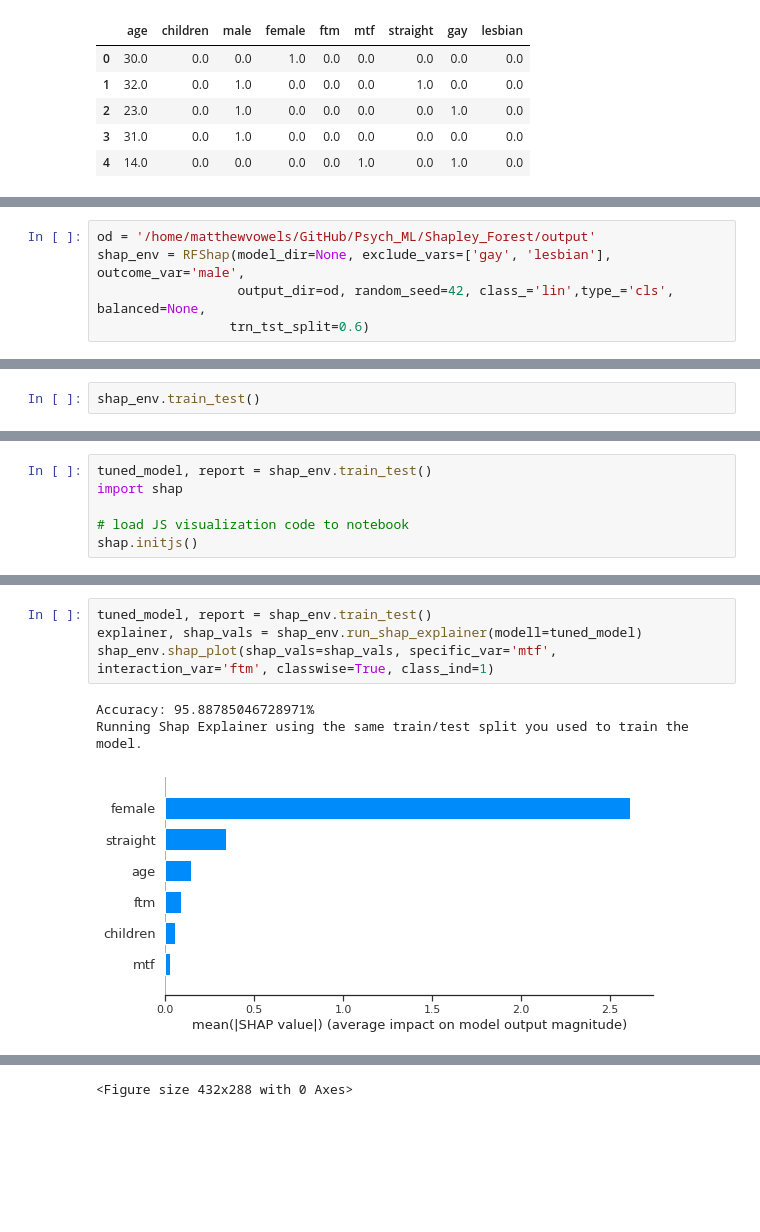
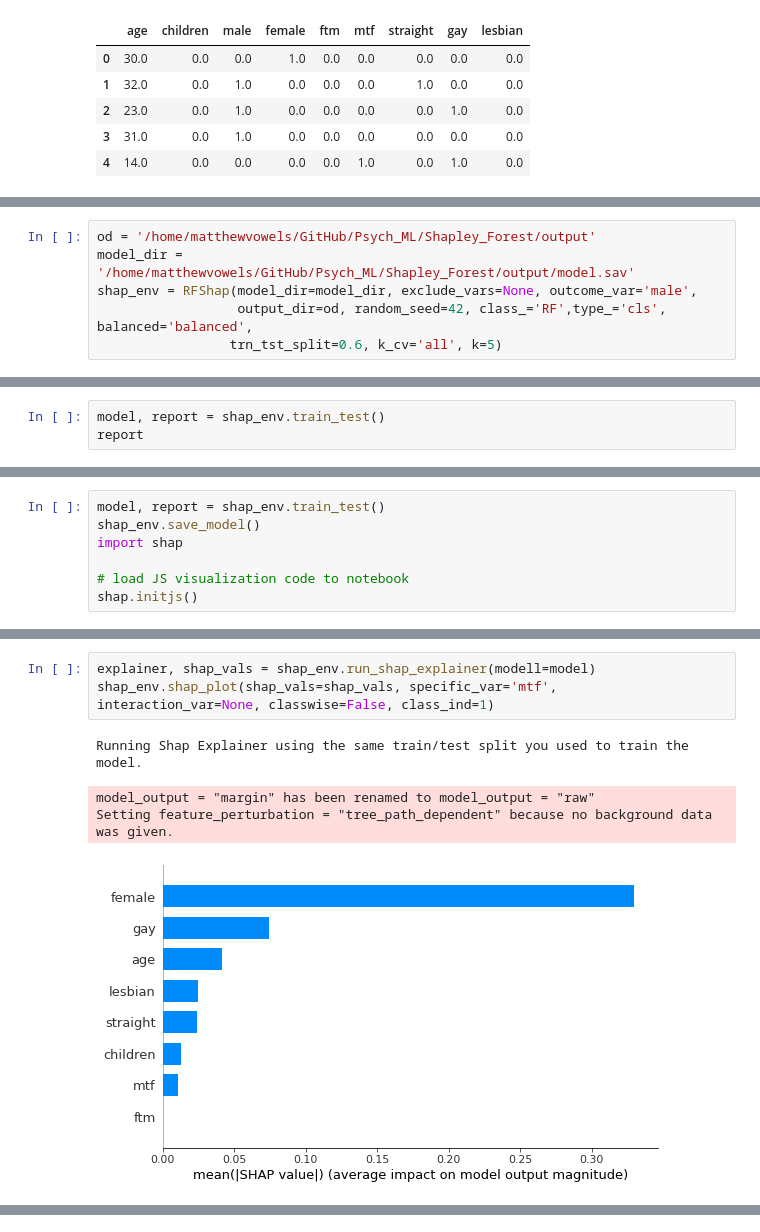
Before and after one commit to matthewvowels1/Shapley_Forest, a Jupyter notebook: shapley.ipynb, the cells around one changed output, grey strips where cells are left out. Saved outputs shown, nothing was run; the diff lists cells and outputs as text; blank space fills up the shorter version.

Commit message:
Loo-cv / k-fold / regular training

```diff
--- a/shapley.ipynb
+++ b/shapley.ipynb
@@ -61,7 +36,8 @@ dataset.describe()
 # %%
 od = '/home/matthewvowels/GitHub/Psych_ML/Shapley_Forest/output'
-shap_env = RFShap(model_dir=None, exclude_vars=['gay', 'lesbian'], outcome_var='male',
-                  output_dir=od, random_seed=42, class_='lin',type_='cls', balanced=None,
-                 trn_tst_split=0.6)
+model_dir = '/home/matthewvowels/GitHub/Psych_ML/Shapley_Forest/output/model.sav'
+shap_env = RFShap(model_dir=model_dir, exclude_vars=None, outcome_var='male',
+                  output_dir=od, random_seed=42, class_='RF',type_='cls', balanced='balanced',
+                 trn_tst_split=0.6, k_cv='all', k=5)
 # %%
 dataset, X, y, xtr, xts, ytr, ytst  = shap_env.munch(dataset=dataset)
@@ -108,2 +76,0 @@ tunable_params_rf = ['n_estimators']
-# %%
-shap_env.train_test()
@@ -118,0 +77,3 @@ Accuracy: 95.88785046728971%
+# %%
+model, report = shap_env.train_test()
+report
@@ -136,5 +111,6 @@ Created:  LogisticRegression(max_iter=75, tol=0.001)
 # %%
-tuned_model, report = shap_env.train_test()
+model, report = shap_env.train_test()
+shap_env.save_model()
 import shap
 
 # load JS visualization code to notebook
@@ -144,9 +120,9 @@ Accuracy: 95.88785046728971%
 [interactive output not drawn]
 # %%
-tuned_model, report = shap_env.train_test()
-explainer, shap_vals = shap_env.run_shap_explainer(modell=tuned_model)
-shap_env.shap_plot(shap_vals=shap_vals, specific_var='mtf', interaction_var='ftm', classwise=True, class_ind=1)
+explainer, shap_vals = shap_env.run_shap_explainer(modell=model)
+shap_env.shap_plot(shap_vals=shap_vals, specific_var='mtf', interaction_var=None, classwise=False, class_ind=1)
 # %% [output]
-Accuracy: 95.88785046728971%
 Running Shap Explainer using the same train/test split you used to train the model.
+model_output = "margin" has been renamed to model_output = "raw"
+Setting feature_perturbation = "tree_path_dependent" because no background data was given.
-[figure, old version]
+[figure, new version]
@@ -155 +130,0 @@ Running Shap Explainer using the same train/test split you used to train the mod
-<Figure size 432x288 with 0 Axes>
```
Also changed, not shown: parts of 14 cells of this notebook, 2 other files.
